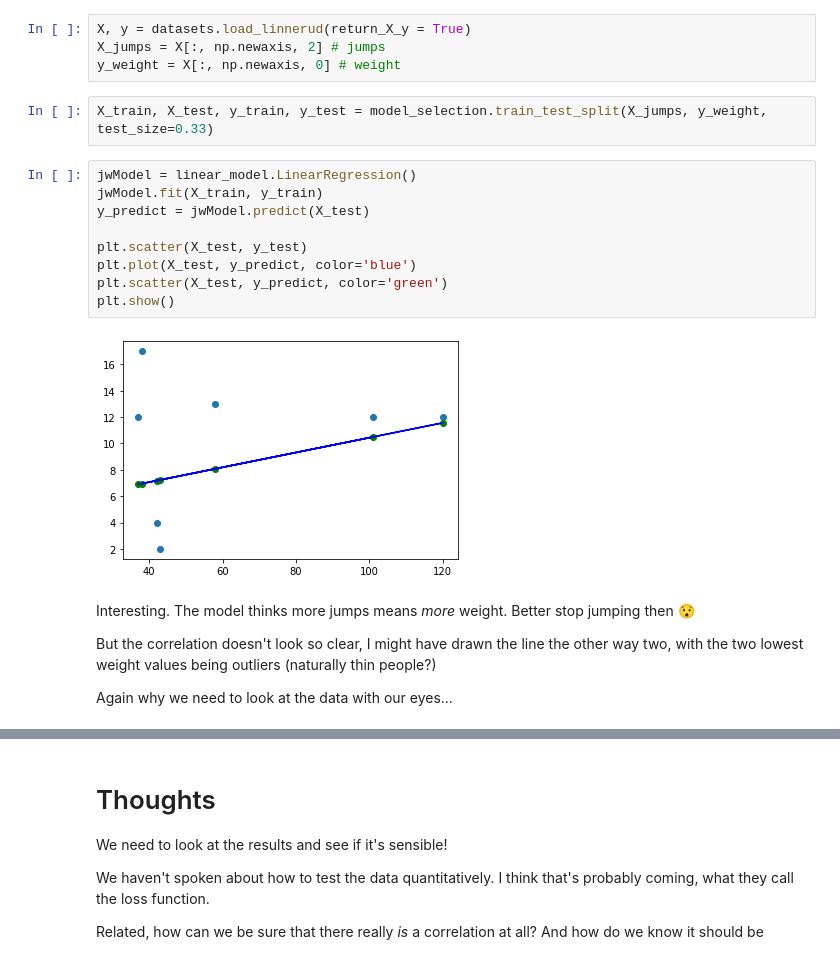
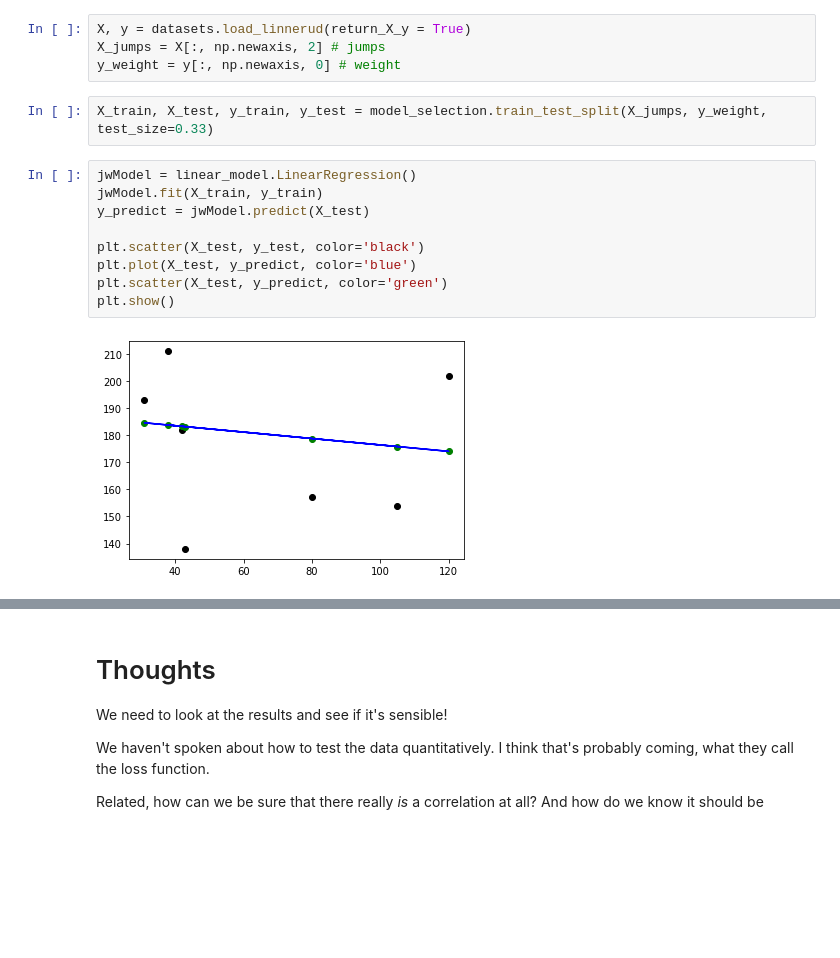
Before and after one commit to llimos/ML-For-Beginners, a Jupyter notebook: 2-Regression/1-Tools/assignment.ipynb, the cells around one changed output, grey strips where cells are left out. Cells and saved outputs as stored; diff of their text form; blank space fills up the shorter version.

```diff
--- a/2-Regression/1-Tools/assignment.ipynb
+++ b/2-Regression/1-Tools/assignment.ipynb
@@ -283,23 +283,17 @@ So using my human intuition, we'd expect more jumps to correlate with less weigh
 # %%
 X, y = datasets.load_linnerud(return_X_y = True)
 X_jumps = X[:, np.newaxis, 2] # jumps
-y_weight = X[:, np.newaxis, 0] # weight
+y_weight = y[:, np.newaxis, 0] # weight
 # %%
 X_train, X_test, y_train, y_test = model_selection.train_test_split(X_jumps, y_weight, test_size=0.33)
 # %%
 jwModel = linear_model.LinearRegression()
 jwModel.fit(X_train, y_train)
 y_predict = jwModel.predict(X_test)
 
-plt.scatter(X_test, y_test)
+plt.scatter(X_test, y_test, color='black')
 plt.plot(X_test, y_predict, color='blue')
 plt.scatter(X_test, y_predict, color='green')
 plt.show()
 # %% [output]
-[figure, old version]
+[figure, new version]
-# %% [markdown]
-Interesting. The model thinks more jumps means _more_ weight. Better stop jumping then 😯
-
-But the correlation doesn't look so clear, I might have drawn the line the other way two, with the two lowest weight values being outliers (naturally thin people?)
-
-Again why we need to look at the data with our eyes...
```
Also changed, not shown: parts of 3 cells of this notebook.
